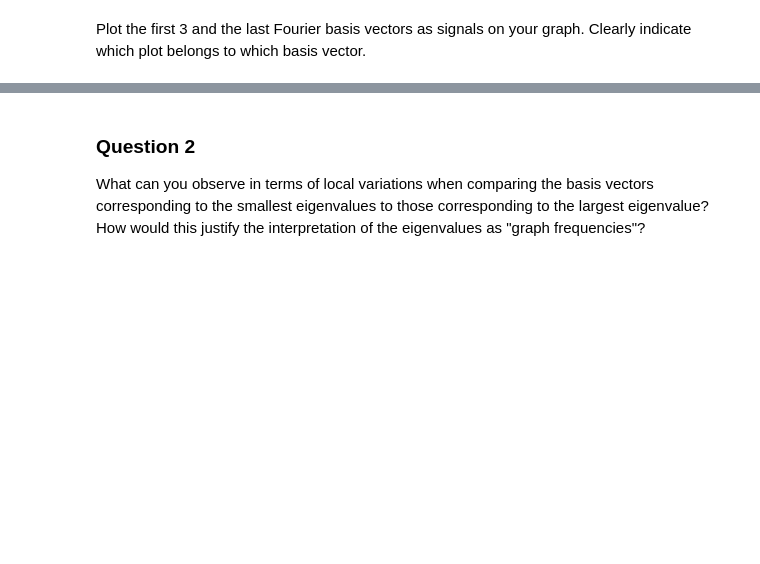
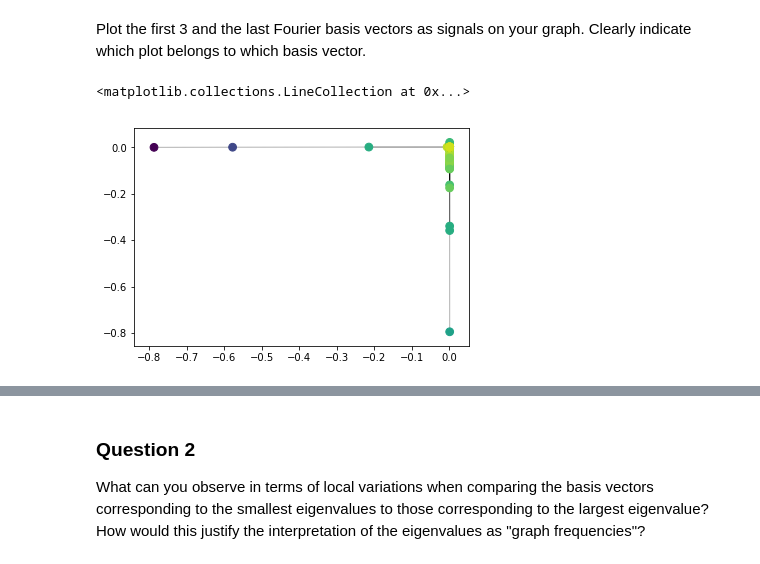
Before and after one commit to illorens/NTDS, a Jupyter notebook: 4_graph_signal_processing.ipynb, the cells around one changed output, grey strips where cells are left out. Saved outputs shown, nothing was run; the diff lists cells and outputs as text; code cells hidden in the pictures; blank space fills up the shorter version.

```diff
--- a/4_graph_signal_processing.ipynb
+++ b/4_graph_signal_processing.ipynb
@@ -95,0 +89,4 @@ genres_set = list(set(genres_list))
+# %%
+biggest_adjacency =  np.load(DATA_PATH + 'biggest_adjacency.npy')
+degree_weighted_imdb = biggest_adjacency.sum(1)
+D = np.diag(degree_weighted_imdb)
@@ -96,7 +167,6 @@ genres_set = list(set(genres_list))
 # %%
-n_nodes =  len(adjacency)
-laplacian = sparse.csr_matrix(D - adjacency)
+n_nodes =  len(biggest_adjacency)
+laplacian = sparse.csgraph.laplacian(biggest_adjacency, normed=False)
 #gradient = # Your code here
-labels = list(range(1, 21))
 # %% [markdown]
 Our labels are the movie genres. We have 20 distinct movie genres in our dataset and they are strings. We have converted them into a numeric type by associating each of the strings to an integer between 1 and 20. For comprehension, we have created a dictionnary (label_dict) that associates each label to its original string.
@@ -141,0 +186,3 @@ Plot the first 3 and the last Fourier basis vectors as signals on your graph. Cl
+# %%
+_, eigenvectors = scipy.sparse.linalg.eigs(laplacian, k=4, which = 'SR')
+eigenvectors = np.real(eigenvectors)
@@ -141,0 +191,8 @@ Plot the first 3 and the last Fourier basis vectors as signals on your graph. Cl
+# %%
+# Graph creation
+graph = nx.from_scipy_sparse_matrix(sparse.csr_matrix(biggest_adjacency))
+coords = nx.spring_layout(graph)  # Force-directed layout.
+coords = eigenvectors[:,[1,3]]  # Laplacian eigenmaps.
+# %% [output]
+<matplotlib.collections.LineCollection at 0x...>
+[figure, added]
```
Also changed, not shown: parts of 15 cells of this notebook.
